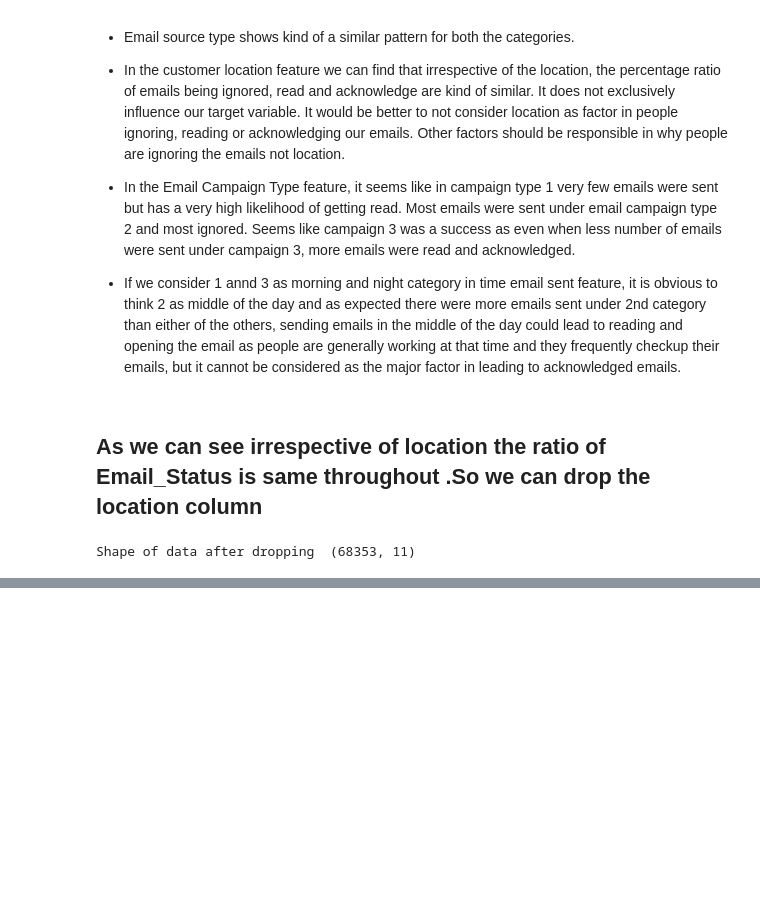
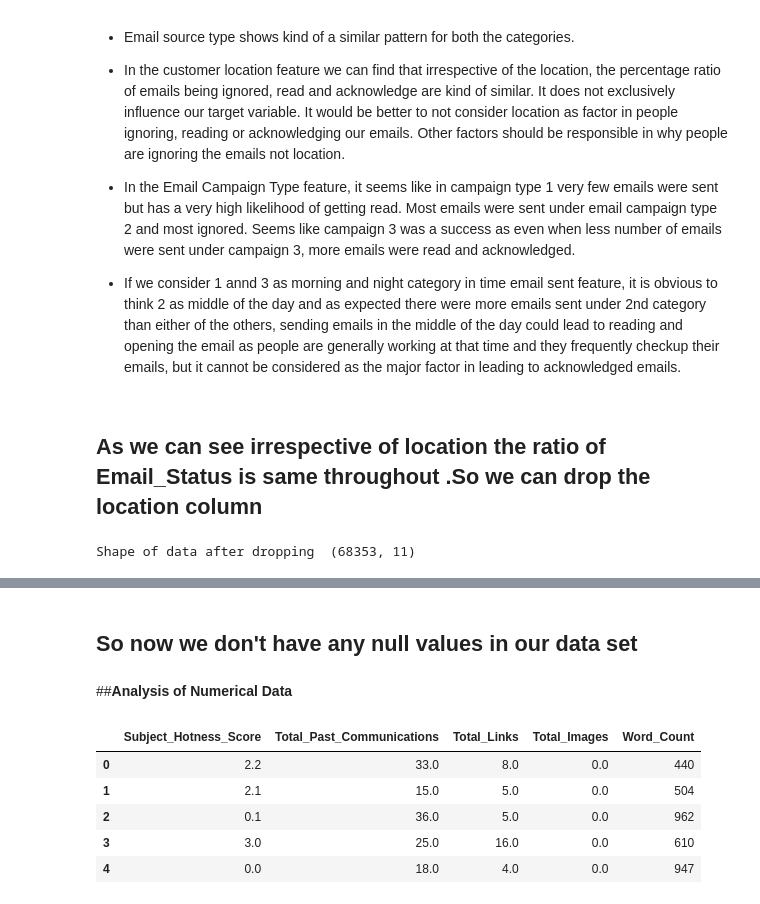
Before and after one commit to IfrazQazi/Email-Campaign-Effectiveness-Prediction-Capstone-Project, a Jupyter notebook: Email_Campaign_Effectiveness_Prediction.ipynb, the cells around one changed output, grey strips where cells are left out. Cells and saved outputs as stored; diff of their text form; code cells hidden in the pictures; blank space fills up the shorter version.

```diff
--- a/Email_Campaign_Effectiveness_Prediction.ipynb
+++ b/Email_Campaign_Effectiveness_Prediction.ipynb
@@ -267,0 +373,17 @@ Shape of data after dropping  (68353, 11)
+# %% [markdown]
+## So now we don't have any null values in our data set
+# %% [markdown]
+##**Analysis of Numerical Data**
+# %%
+
+#creating new dataframe of only numerical columns
+ds_num = email_df.select_dtypes(include =['float']).copy()
+ds_num['Word_Count'] = email_df.loc[ds_num.index, 'Word_Count'].copy()
+ds_num.head()
+# %% [output]
+|  | Subject_Hotness_Score | Total_Past_Communications | Total_Links | Total_Images | Word_Count |
+| 0 | 2.2 | 33.0 | 8.0 | 0.0 | 440 |
+| 1 | 2.1 | 15.0 | 5.0 | 0.0 | 504 |
+| 2 | 0.1 | 36.0 | 5.0 | 0.0 | 962 |
+| 3 | 3.0 | 25.0 | 16.0 | 0.0 | 610 |
+| 4 | 0.0 | 18.0 | 4.0 | 0.0 | 947 |
```
Also changed, not shown: parts of 24 cells of this notebook.
